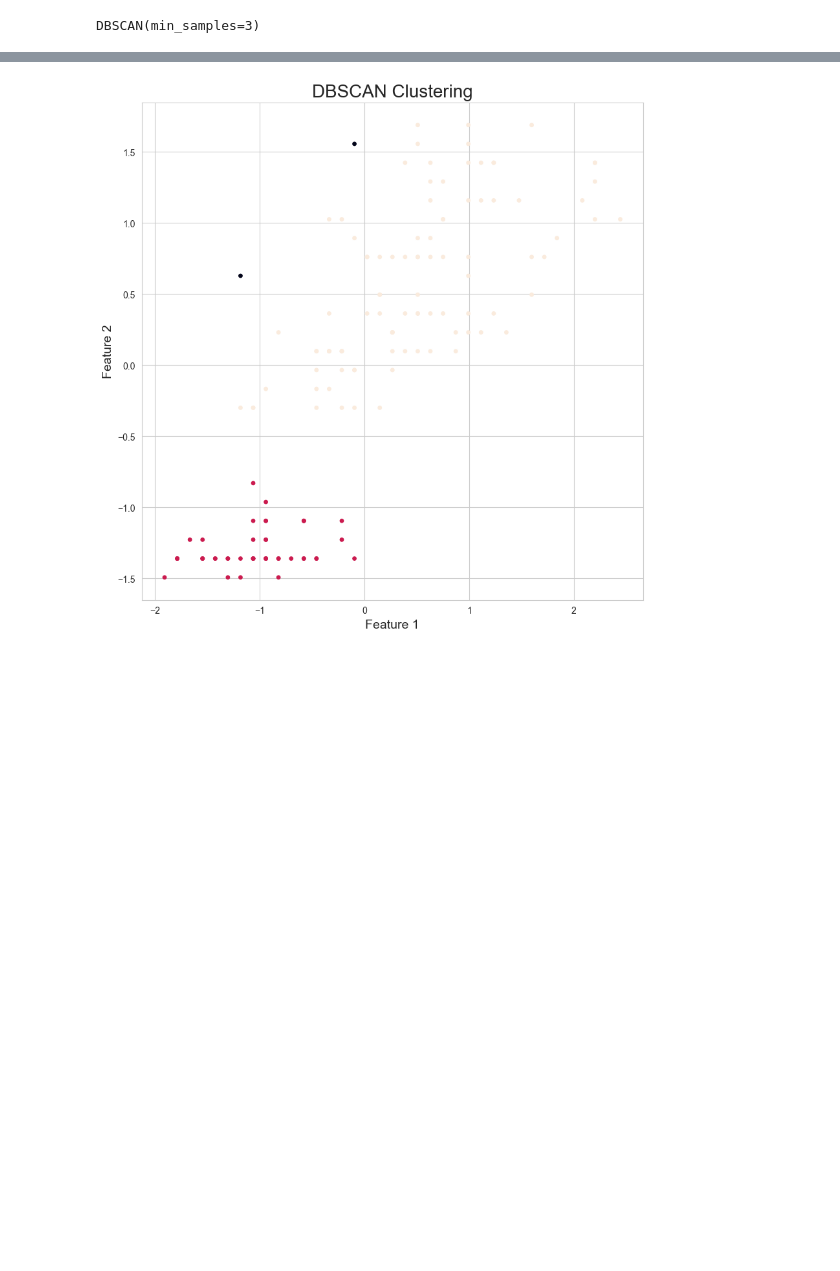
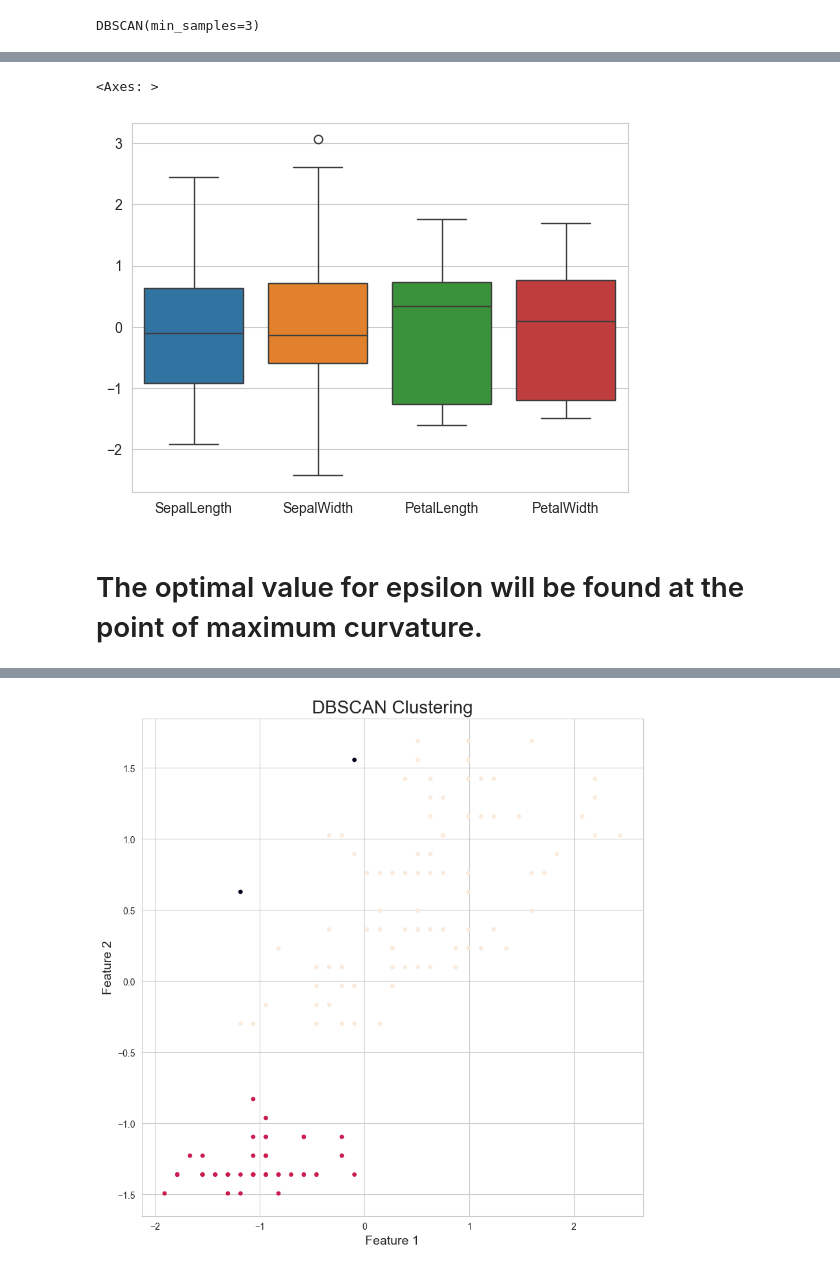
Before and after one commit to KrishnanditoLksn/MachineLearning_101, a Jupyter notebook: praktikkum/pertemuan3/iris_klastering.ipynb, the cells around one changed output, grey strips where cells are left out. Drawn from its saved outputs; the diff is of its cells as text; code cells hidden in the pictures; blank space fills up the shorter version.

```diff
--- a/praktikkum/pertemuan3/iris_klastering.ipynb
+++ b/praktikkum/pertemuan3/iris_klastering.ipynb
@@ -530,0 +551,5 @@ Name: count, dtype: int64
+# %%
+sns.boxplot(data=clean_iris_df)
+# %% [output]
+<Axes: >
+[figure, added]
@@ -530,0 +560,2 @@ Name: count, dtype: int64
+# %% [markdown]
+# The optimal value for epsilon will be found at the point of maximum curvature.
```
Also changed, not shown: parts of 31 cells of this notebook.
